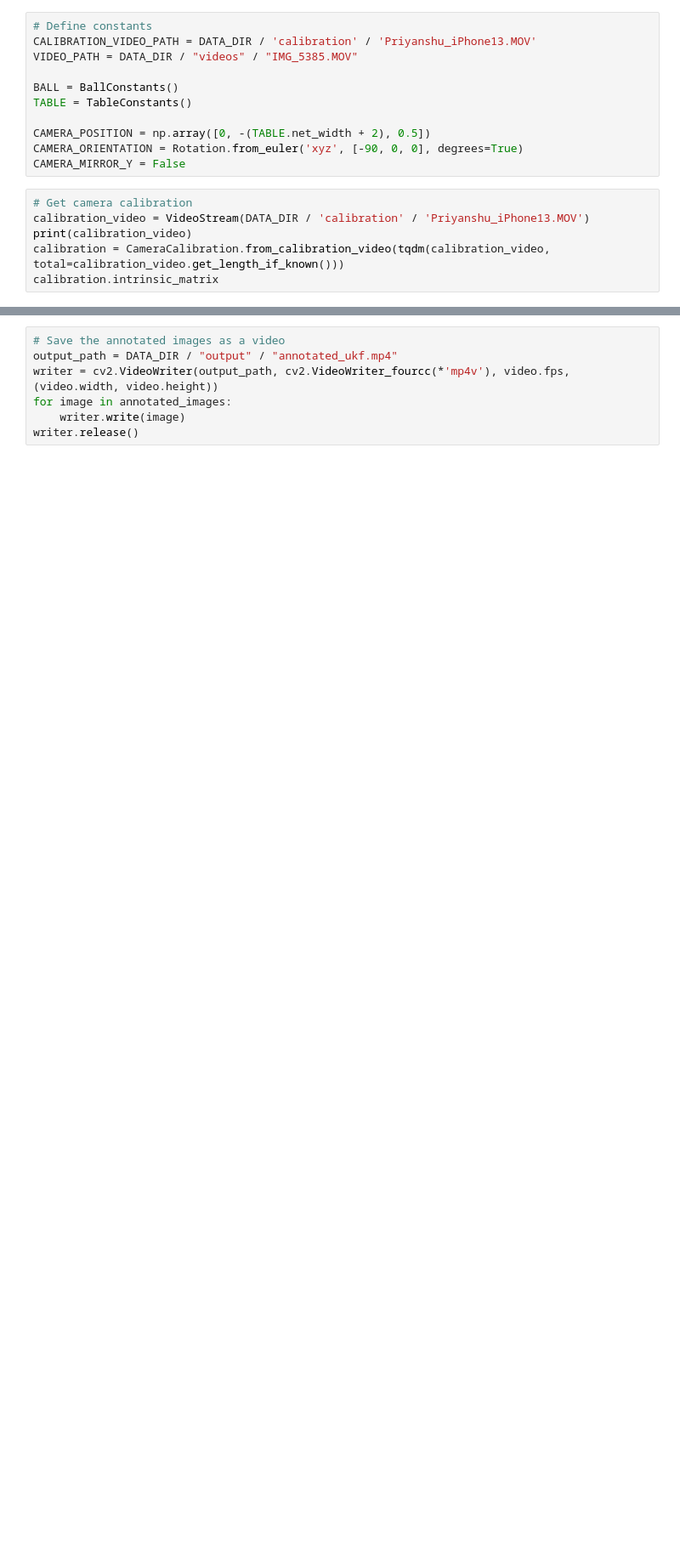
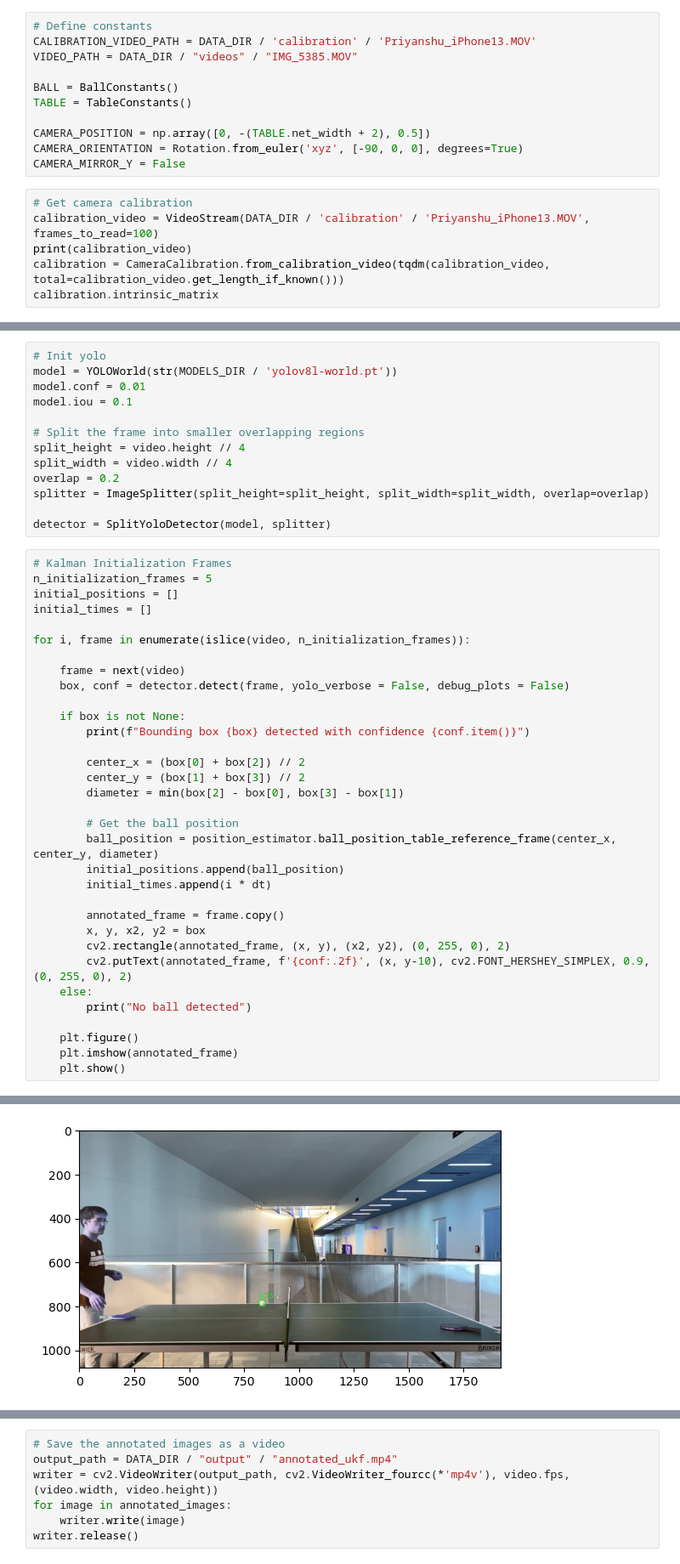
Before and after one commit to Priyanshu4/PingPongTracking, a Jupyter notebook: notebooks/process_video.ipynb, the cells around one changed output, grey strips where cells are left out. Shown at 85% size. Saved outputs shown, nothing was run; the diff lists cells and outputs as text; blank space fills up the shorter version.

Commit message:
Added ball detection by splitting the image and using yoloworld

```diff
--- a/notebooks/process_video.ipynb
+++ b/notebooks/process_video.ipynb
@@ -37,7 +40,7 @@ CAMERA_ORIENTATION = Rotation.from_euler('xyz', [-90, 0, 0], degrees=True)
 CAMERA_MIRROR_Y = False
 # %%
 # Get camera calibration
-calibration_video = VideoStream(DATA_DIR / 'calibration' / 'Priyanshu_iPhone13.MOV')
+calibration_video = VideoStream(DATA_DIR / 'calibration' / 'Priyanshu_iPhone13.MOV', frames_to_read=100)
 print(calibration_video)
 calibration = CameraCalibration.from_calibration_video(tqdm(calibration_video, total=calibration_video.get_length_if_known()))
 calibration.intrinsic_matrix
@@ -81,3 +86,50 @@ VideoStream:
         FPS: 26.625
         Frames: 213
         Resolution: 1920x1080
+# %%
+# Init yolo
+model = YOLOWorld(str(MODELS_DIR / 'yolov8l-world.pt'))
+model.conf = 0.01
+model.iou = 0.1
+
+# Split the frame into smaller overlapping regions
+split_height = video.height // 4
+split_width = video.width // 4
+overlap = 0.2
+splitter = ImageSplitter(split_height=split_height, split_width=split_width, overlap=overlap)
+
+detector = SplitYoloDetector(model, splitter)
+# %%
+# Kalman Initialization Frames
+n_initialization_frames = 5
+initial_positions = []
+initial_times = []
+
+for i, frame in enumerate(islice(video, n_initialization_frames)):
+
+    frame = next(video)
+    box, conf = detector.detect(frame, yolo_verbose = False, debug_plots = False)
+
+    if box is not None:
+        print(f"Bounding box {box} detected with confidence {conf.item()}")
+
+        center_x = (box[0] + box[2]) // 2
+        center_y = (box[1] + box[3]) // 2
+        diameter = min(box[2] - box[0], box[3] - box[1])
+
+        # Get the ball position
+        ball_position = position_estimator.ball_position_table_reference_frame(center_x, center_y, diameter)
+        initial_positions.append(ball_position)
+        initial_times.append(i * dt)
+
+        annotated_frame = frame.copy()
+        x, y, x2, y2 = box
+        cv2.rectangle(annotated_frame, (x, y), (x2, y2), (0, 255, 0), 2)
+        cv2.putText(annotated_frame, f'{conf:.2f}', (x, y-10), cv2.FONT_HERSHEY_SIMPLEX, 0.9, (0, 255, 0), 2)
+    else:
+        print("No ball detected")
+
+    plt.figure()
+    plt.imshow(annotated_frame)
+    plt.show()
+# %% [output]
@@ -83,0 +137 @@ VideoStream:
+[figure, added]
```
Also changed, not shown: parts of 11 cells of this notebook, 7 other files.
